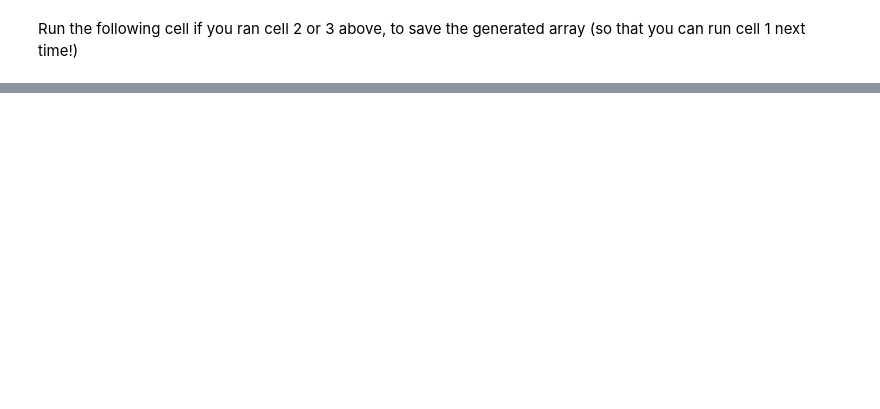
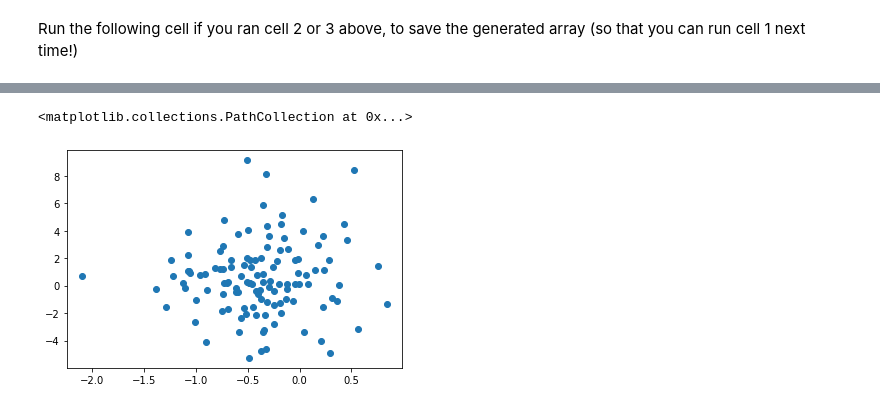
Before and after one commit to da5nsy/ReplicatingKay2008, a Jupyter notebook: main.ipynb, the cells around one changed output, grey strips where cells are left out. Cells and saved outputs as stored; diff of their text form; code cells hidden in the pictures; blank space fills up the shorter version.

```diff
--- a/main.ipynb
+++ b/main.ipynb
@@ -243,0 +318,5 @@ np.save('proj_test.npy',proj_test)
+# %%
+plt.scatter(dat["responses_test"][:,0],vx1test)
+# %% [output]
+<matplotlib.collections.PathCollection at 0x...>
+[figure, added]
```
Also changed, not shown: parts of 30 cells of this notebook.
